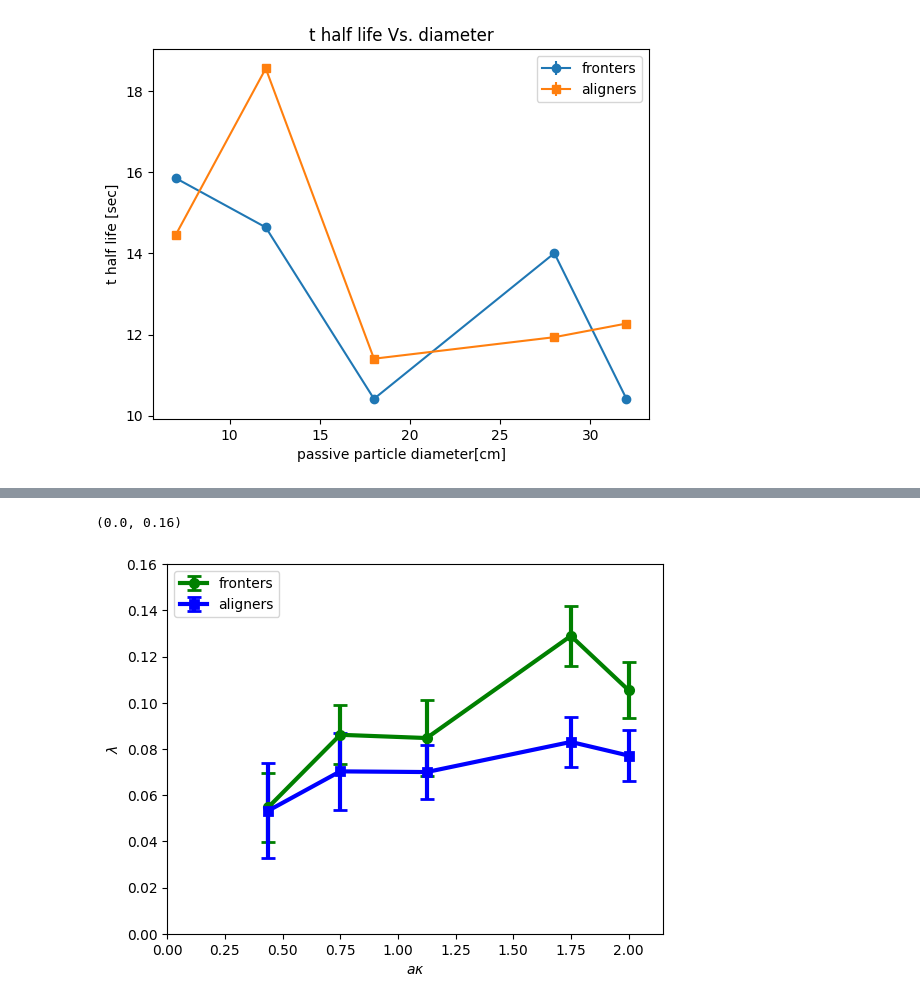
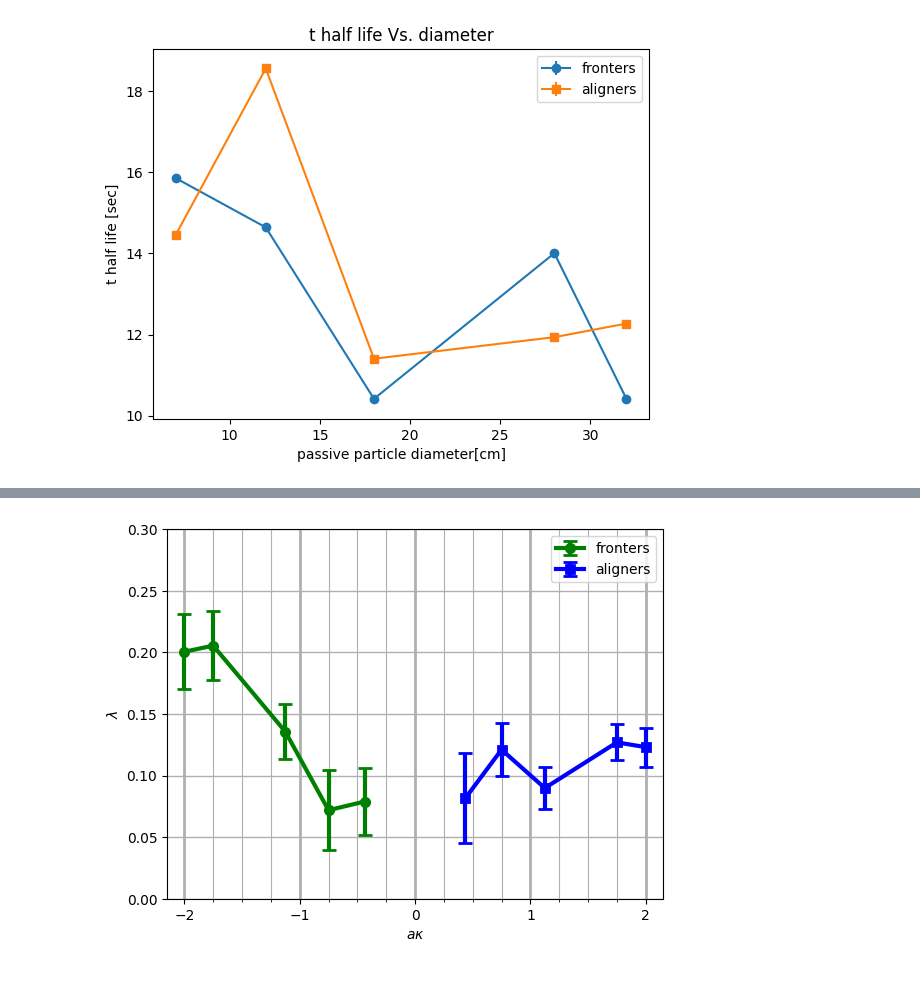
Before and after one commit to complex-lab/robotic_swarms, a Jupyter notebook: bots_number_per_frame_changing_radius.ipynb, the cells around one changed output, grey strips where cells are left out. Saved outputs shown, nothing was run; the diff lists cells and outputs as text; code cells hidden in the pictures.

Commit message:
change of steady state range to 3-12 half life time

```diff
--- a/bots_number_per_frame_changing_radius.ipynb
+++ b/bots_number_per_frame_changing_radius.ipynb
@@ -328,16 +342,19 @@ for i in passive_diameter:
     #print(fronters_count_std_window)
     #print(current_data)
     color = next(ax._get_lines.prop_cycler)['color']
-    plt.plot(t,alingers_count_mean_window,label='{:d} bots'.format(i),color=color)
+    plt.plot(t,alingers_count_mean_window,label='{:d} Diameter'.format(i),color=color)
     plt.plot(t,expShift(t,*popt),label='{:d} fit'.format(i),color=color,linestyle='--')
     cond_half=alingers_count_mean_window<=(bot_num_diam[i][1]/2)
     cond_half_data=alingers_count_mean_window[cond_half]
-    t_half_life_array=(cond_half_data.index.values)/25
+    #t_half_life_array=(cond_half_data.index.values)/25
     #t_half_life=t_half_life_array[0]
-    t_half_life=np.sqrt(popt[1]*np.log(2))
-    Kss_data=alingers_count_mean_window.iloc[int(t_half_life*25*3):len(alingers_count_mean_window)]
+    kissingStart = int(t_half_life*25*3)
+    kissingStop = int(t_half_life*25*12)
+    print(kissingStop/25)
+    t_half_life=popt[1]*np.sqrt(np.log(2))
+    Kss_data=alingers_count_mean_window.iloc[kissingStart:kissingStop]
     ksss_align.append(Kss_data.mean())
-    ksss_err_align.append(Kss_data.std()/4)
+    ksss_err_align.append(Kss_data.std()/2)
     cond_ss=(alingers_count_mean_window<=Kss_data.mean())
     cond_ss_data=alingers_count_mean_window[cond_ss]
     t_ss_array=(cond_ss_data.index.values)/25
@@ -366,6 +383,7 @@ plt.title('Aligners rolling mean')
 plt.xlabel('Time[sec]')
 plt.ylabel('Bot No.')
     #ax.errorbar(list(range(0,len(fronters_count_mean_window))),fronters_count_mean_window,yerr=fronters_count_std_window,ecolor='yellow',color='olive',alpha=0.9)
-plt.axis([0,2E2,0,25])
+plt.axis([0,1.5E2,0,25])
 plt.grid()
+fig.savefig('C:\\Users\\User\\Documents\\Eden\\locate_git_code\\production\\aligners_rolling_mean.png',bbox_inches='tight')
 # %% [output]
@@ -432,24 +471,41 @@ Text(0.5, 1.0, 't steady state Vs. diameter')
 # %%
 fig = plt.figure()
 ax2 = plt.axes()
 a=passive_diameter
 b=np.ones(len(a))*4.8
 kappa=np.ones(len(a))*0.3
+kappa_fronters=np.ones(len(a))*-0.3
 pi=np.ones(len(a))*math.pi
 x=a/b*kappa
+x_fronters=a/b*kappa_fronters
 y_fron=ksss_fron*b/(a*pi)
 y_fron_err=ksss_err_fron*b/(a*pi)
 y_align=ksss_align*b/(a*pi)
 y_align_err=ksss_err_align*b/(a*pi)
-ax2.errorbar(x,y_fron,yerr=y_fron_err,label='fronters',marker='o',capsize=5,color='green'
+ax2.errorbar(x_fronters,y_fron,yerr=y_fron_err,label='fronters',marker='o',capsize=5,color='green'
              ,markeredgewidth=2,elinewidth=3,linewidth=3)
 ax2.errorbar(x,y_align,yerr=y_align_err,label='aligners',marker='s',capsize=5,color='blue'
              ,markeredgewidth=2,elinewidth=3,linewidth=3)
-ax2.legend(loc='upper left')
+ax2.legend(loc='upper right')
 plt.xlabel(r'$a\kappa$')
 plt.ylabel(r'$\lambda$')
-plt.xlim([0, 2.15])
-plt.ylim([0,0.16])
+plt.xlim([-2.15, 2.15])
+plt.ylim([0,0.3])
+ax2.xaxis.set_major_locator(MultipleLocator(1))
+ax2.xaxis.set_minor_locator(MultipleLocator(0.25))
+ax2.xaxis.grid(True,'major',linewidth=2)
+ax2.xaxis.grid(True,'minor')
+#ax2.set_xticks(np.arange(0,2.15,0.25))
+ax2.yaxis.set_major_locator(MultipleLocator(0.05))
+ax2.yaxis.grid(True,'major',linewidth=1)
+data=pd.DataFrame()
+data['x_fronters [diameter_kappa]']=x_fronters
+data['y_fronters_density']=y_fron
+data['fronter_error']=y_fron_err
+data['x_aligners[diameter_kappa]']=x
+data['y_aligners_density']=y_align
+data['aligner error']=y_align_err
+data.to_csv('C:\\Users\\User\\Documents\\Eden\\locate_git_code\\production\\lambda_vs_akappa.csv')
+fig.savefig('C:\\Users\\User\\Documents\\Eden\\locate_git_code\\production\\lambda_vs_akappa.png',bbox_inches='tight')
 # %% [output]
-(0.0, 0.16)
-[figure, old version]
+[figure, new version]
```
Also changed, not shown: parts of 7 cells of this notebook.
